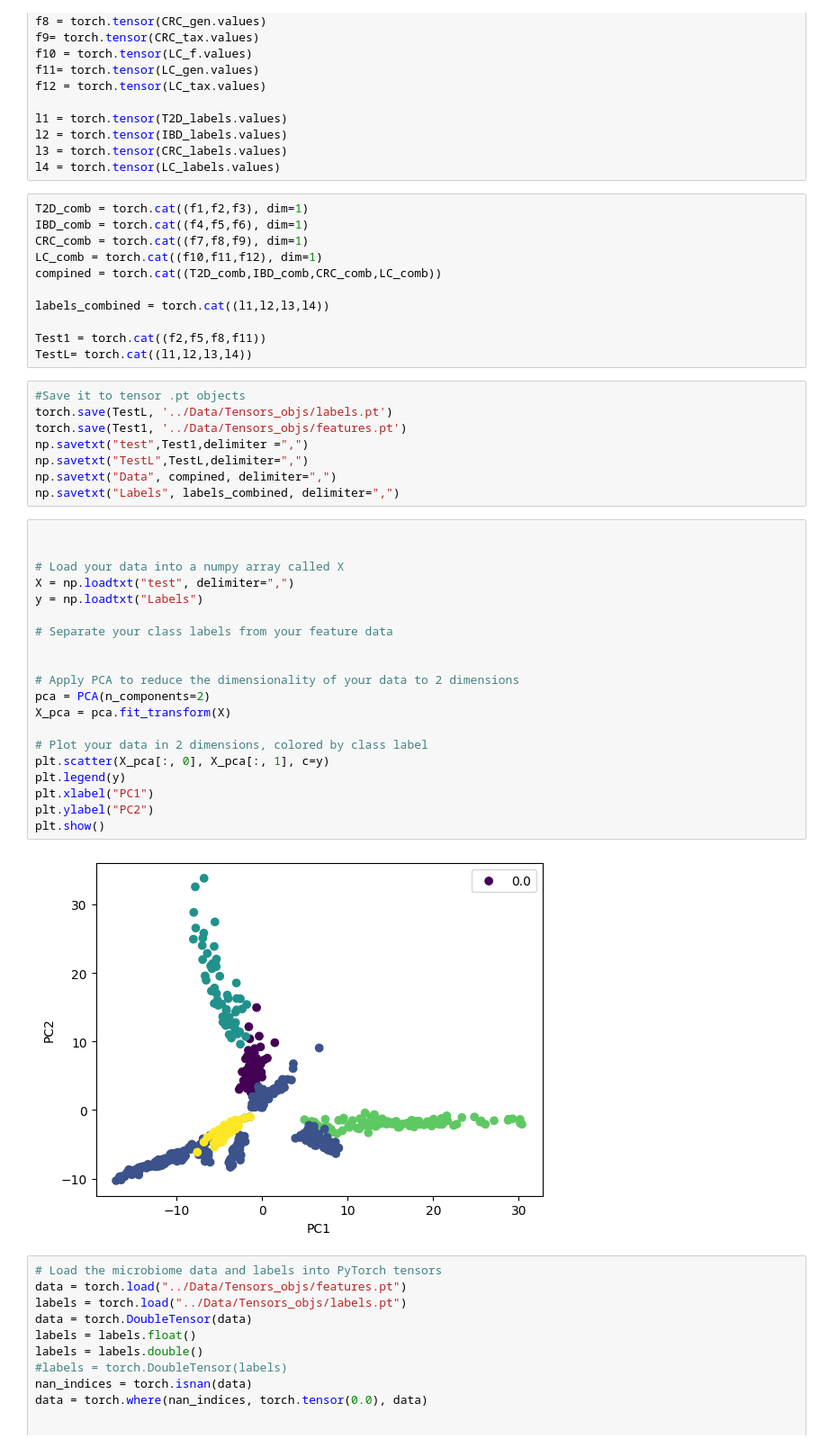
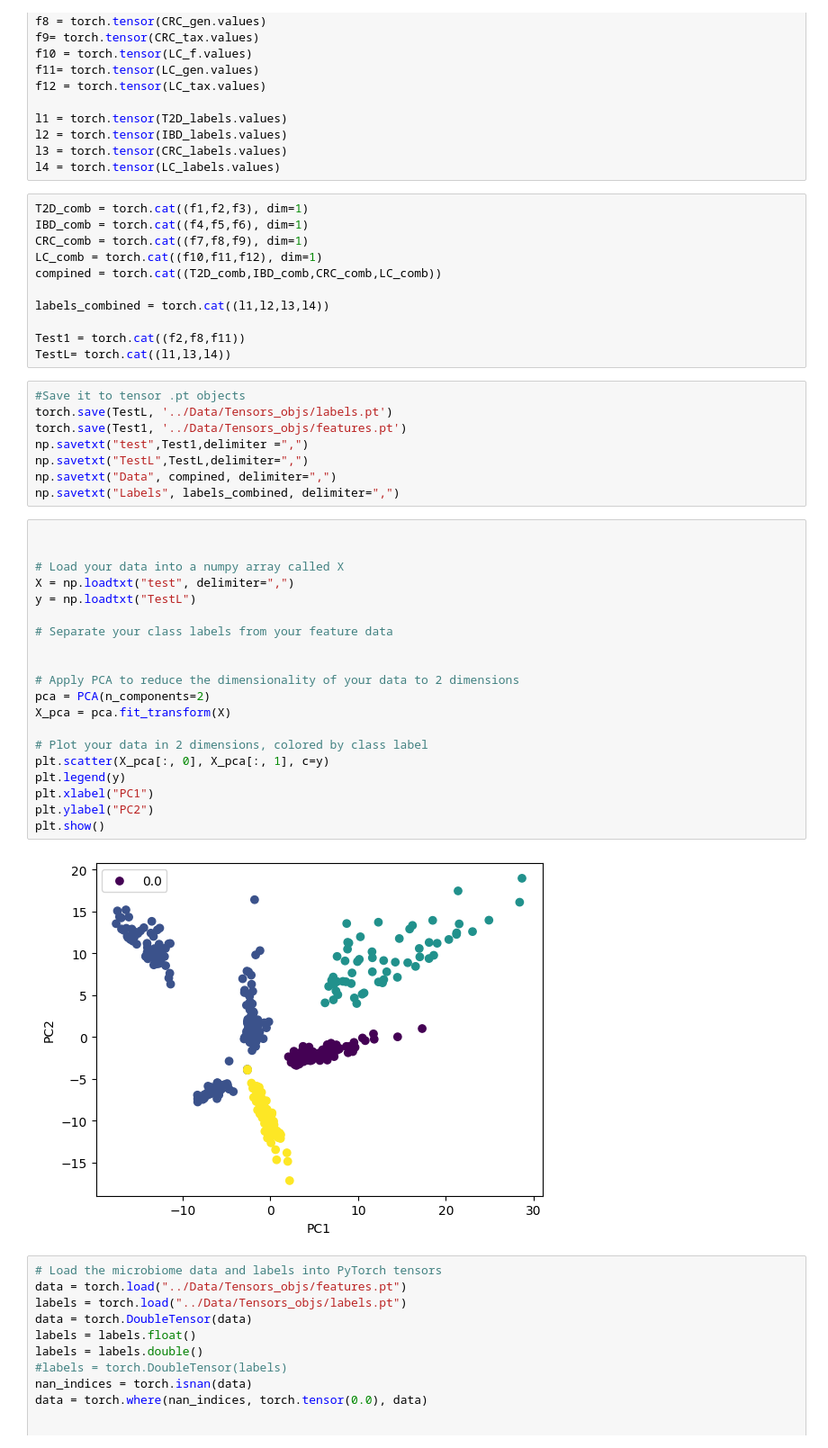
Before and after one commit to StefRodopCodes94/CounterFactual-VAE, a Jupyter notebook: Model/VAE.ipynb, the cells around one changed output. Shown at 90% size. Drawn from its saved outputs; the diff is of its cells as text.

```diff
--- a/Model/VAE.ipynb
+++ b/Model/VAE.ipynb
@@ -79,8 +79,8 @@ compined = torch.cat((T2D_comb,IBD_comb,CRC_comb,LC_comb))
 
 labels_combined = torch.cat((l1,l2,l3,l4))
 
-Test1 = torch.cat((f2,f5,f8,f11))
-TestL= torch.cat((l1,l2,l3,l4))
+Test1 = torch.cat((f2,f8,f11))
+TestL= torch.cat((l1,l3,l4))
 # %%
 #Save it to tensor .pt objects
 torch.save(TestL, '../Data/Tensors_objs/labels.pt')
@@ -92,25 +92,25 @@ np.savetxt("Labels", labels_combined, delimiter=",")
 # %%
 
 
 # Load your data into a numpy array called X
 X = np.loadtxt("test", delimiter=",")
-y = np.loadtxt("Labels")
+y = np.loadtxt("TestL")
 
 # Separate your class labels from your feature data
 
 
 # Apply PCA to reduce the dimensionality of your data to 2 dimensions
 pca = PCA(n_components=2)
 X_pca = pca.fit_transform(X)
 
 # Plot your data in 2 dimensions, colored by class label
 plt.scatter(X_pca[:, 0], X_pca[:, 1], c=y)
 plt.legend(y)
 plt.xlabel("PC1")
 plt.ylabel("PC2")
 plt.show()
 # %% [output]
-[figure, old version]
+[figure, new version]
 # %%
 # Load the microbiome data and labels into PyTorch tensors
 data = torch.load("../Data/Tensors_objs/features.pt")
```
Also changed, not shown: parts of 12 cells of this notebook, 4 other files.
